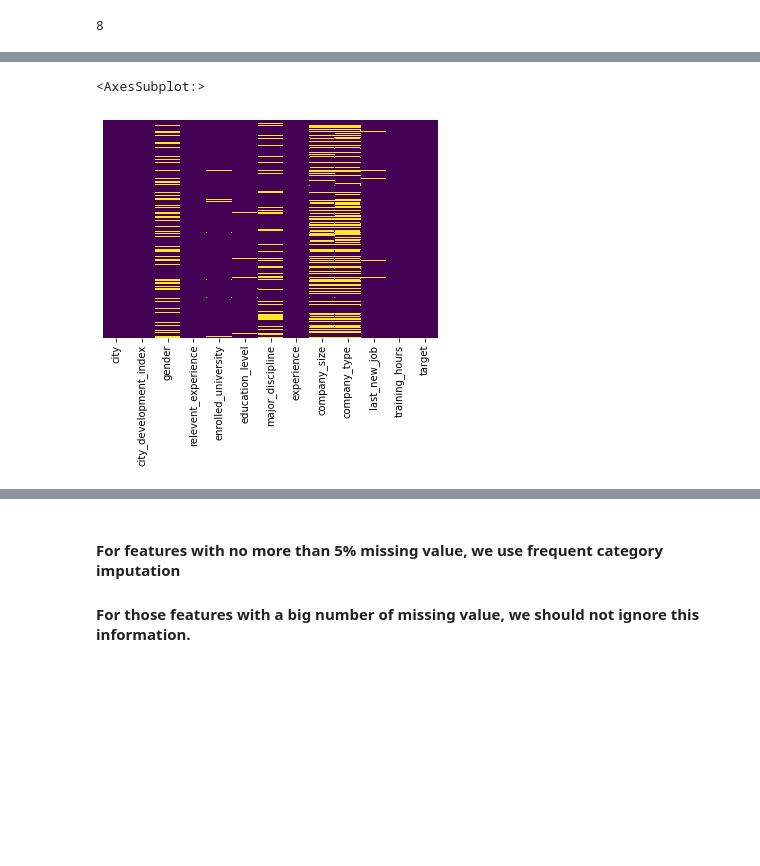
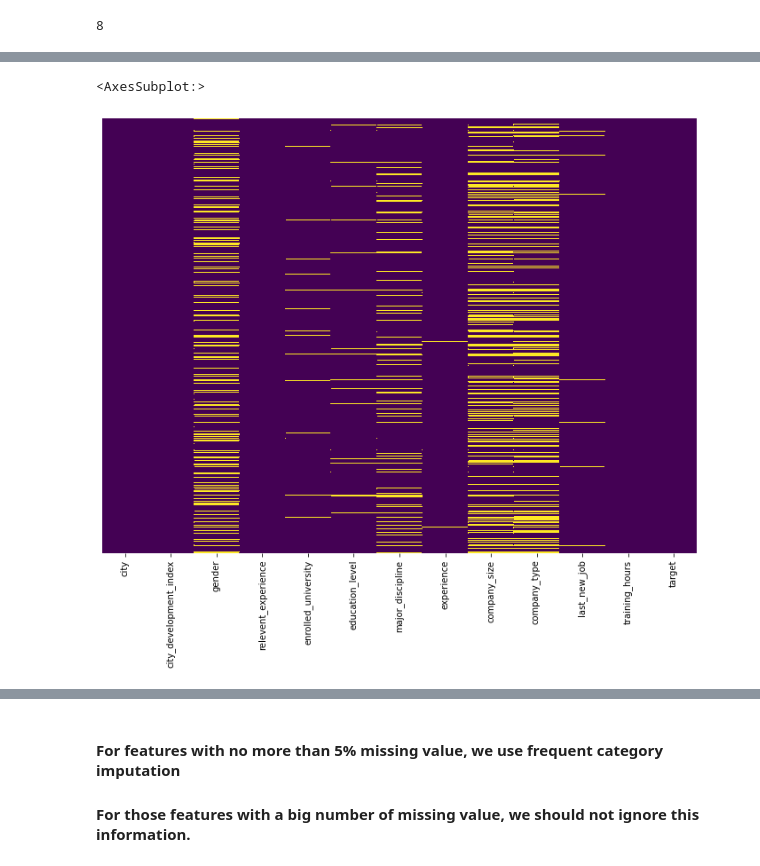
Before and after one commit to jiahuiwang2020/Data-Science-Project, a Jupyter notebook: HR Analytics/Main.ipynb, the cells around one changed output, grey strips where cells are left out. Saved outputs shown, nothing was run; the diff lists cells and outputs as text; code cells hidden in the pictures; blank space fills up the shorter version.

```diff
--- a/HR Analytics/Main.ipynb
+++ b/HR Analytics/Main.ipynb
@@ -140,10 +168,13 @@ city_development_index    0.000000
 city                      0.000000
 dtype: float64
 # %%
+# plot the missing value using heatmap
+plt.figure(figsize=(12,9))
+
 sns.heatmap(data.isnull(),yticklabels=False,cbar=False,cmap='viridis')
 # %% [output]
 <AxesSubplot:>
-[figure, old version]
+[figure, new version]
 # %%
 # check all unique values of each feature
 for i in data.columns:
```
Also changed, not shown: parts of 18 cells of this notebook.
